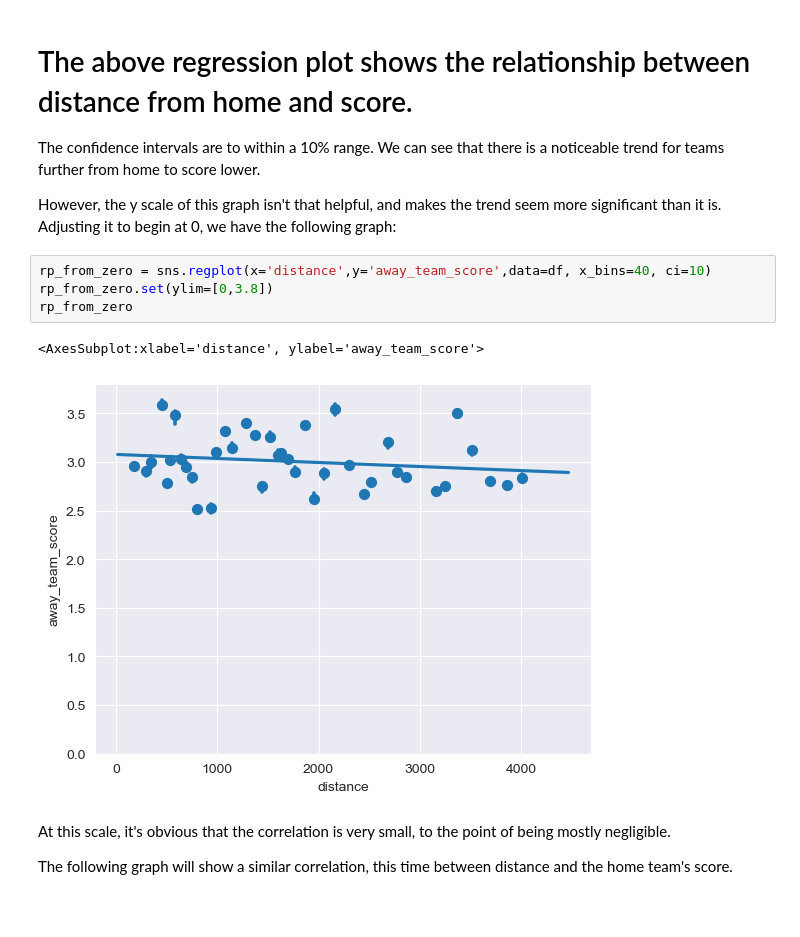
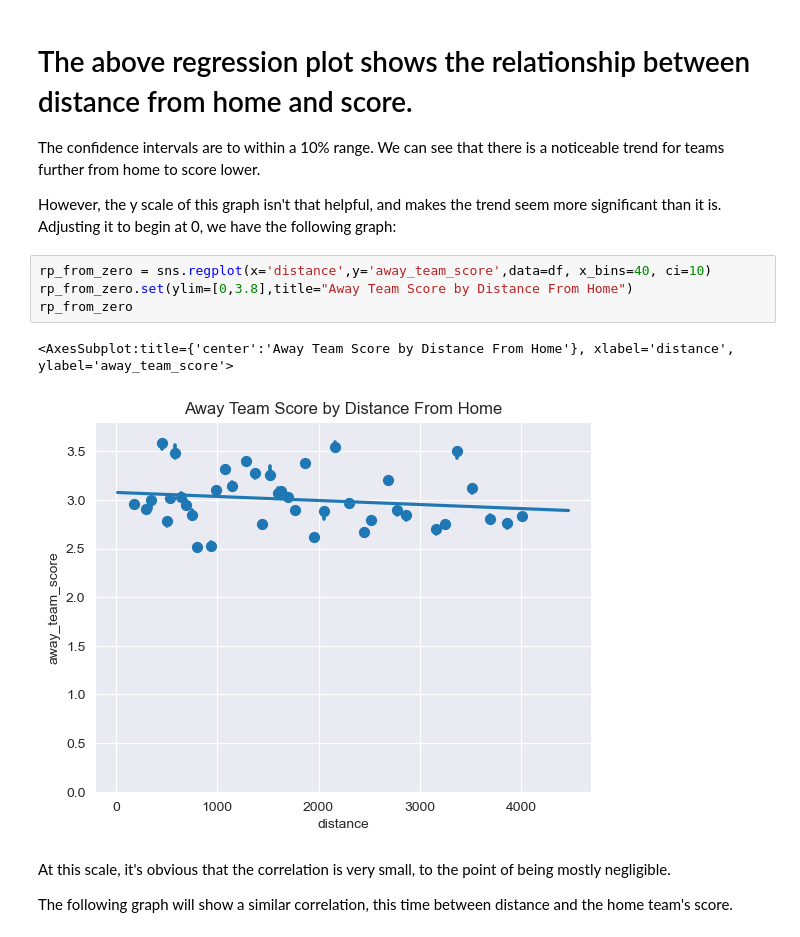
Before and after one commit to ubco-W2022T1-cosc301/project-group10, a Jupyter notebook: notebooks/analysis1.ipynb, the cells around one changed output. Drawn from its saved outputs; the diff is of its cells as text; blank space fills up the shorter version.

```diff
--- a/notebooks/analysis1.ipynb
+++ b/notebooks/analysis1.ipynb
@@ -164,11 +168,11 @@ The confidence intervals are to within a 10% range. We can see that there is a n
 However, the y scale of this graph isn't that helpful, and makes the trend seem more significant than it is. Adjusting it to begin at 0, we have the following graph:
 # %%
 rp_from_zero = sns.regplot(x='distance',y='away_team_score',data=df, x_bins=40, ci=10)
-rp_from_zero.set(ylim=[0,3.8])
+rp_from_zero.set(ylim=[0,3.8],title="Away Team Score by Distance From Home")
 rp_from_zero
 # %% [output]
-<AxesSubplot:xlabel='distance', ylabel='away_team_score'>
+<AxesSubplot:title={'center':'Away Team Score by Distance From Home'}, xlabel='distance', ylabel='away_team_score'>
-[figure, old version]
+[figure, new version]
 # %% [markdown]
 At this scale, it's obvious that the correlation is very small, to the point of being mostly negligible.
 
```
Also changed, not shown: parts of 28 cells of this notebook, 1 other file.
